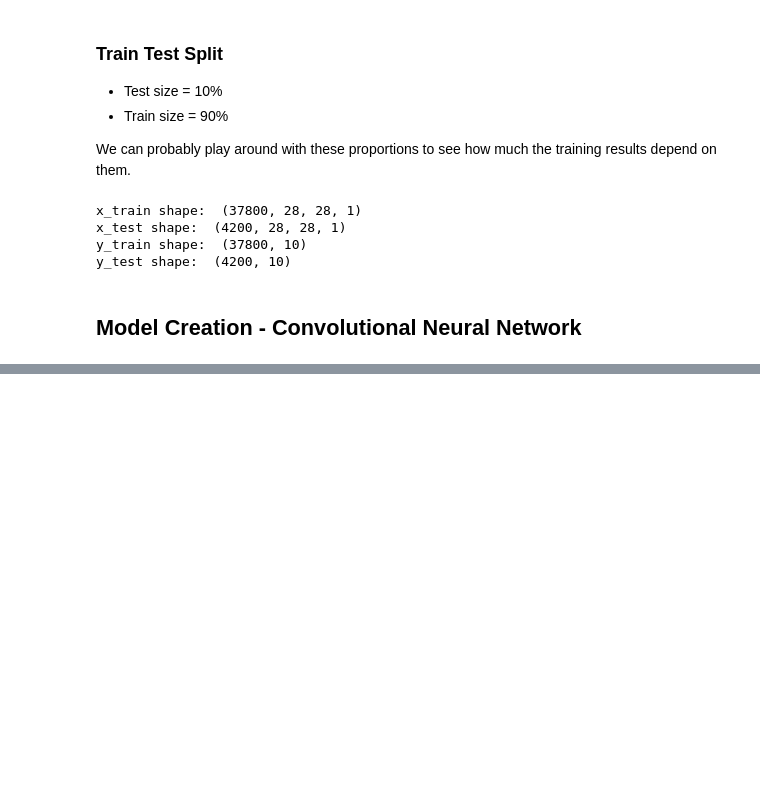
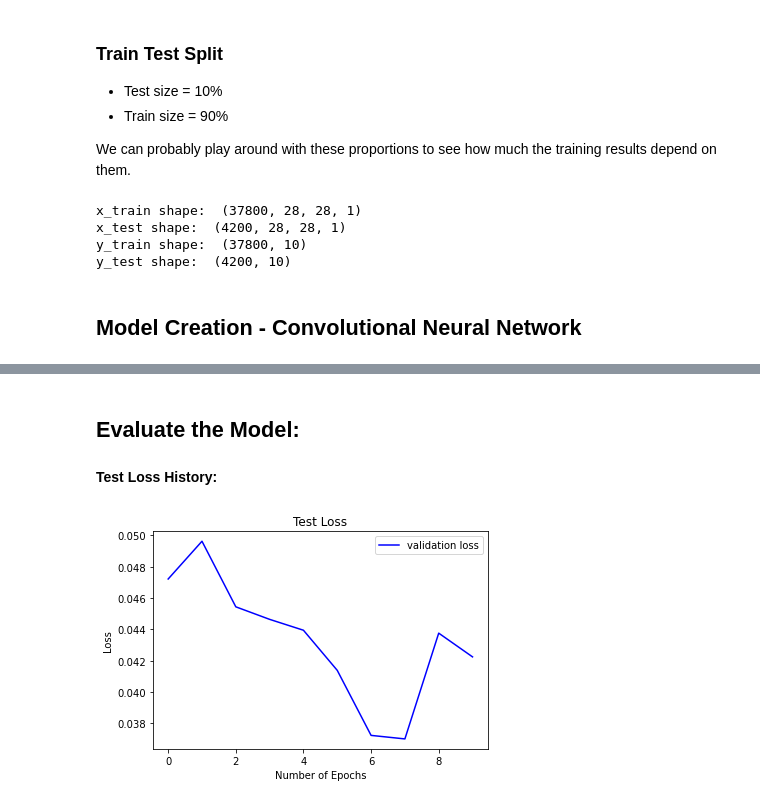
Before and after one commit to taigaschwarz/digit-recognizer, a Jupyter notebook: digit_recognizer.ipynb, the cells around one changed output, grey strips where cells are left out. Cells and saved outputs as stored; diff of their text form; code cells hidden in the pictures; blank space fills up the shorter version.

```diff
--- a/digit_recognizer.ipynb
+++ b/digit_recognizer.ipynb
@@ -157,0 +199,5 @@ y_test shape:  (4200, 10)
+# %%
+model.compile(
+    optimizer = "adam",
+    loss = "categorical_crossentropy",
+    metrics=["accuracy"])
@@ -157,0 +206,3 @@ y_test shape:  (4200, 10)
+# %%
+epochs = 10  # for better result increase the epochs
+batch_size = 250
@@ -157,0 +212,17 @@ y_test shape:  (4200, 10)
+# %%
+# data augmentation
+
+datagen = ImageDataGenerator(
+        featurewise_center=False,  # set input mean to 0 over the dataset
+        samplewise_center=False,  # set each sample mean to 0
+        featurewise_std_normalization=False,  # divide inputs by std of the dataset
+        samplewise_std_normalization=False,  # divide each input by its std
+        zca_whitening=False,  # dimesion reduction
+        rotation_range=5,  # randomly rotate images in the range 5 degrees
+        zoom_range = 0.1, # Randomly zoom image 10%
+        width_shift_range=0.1,  # randomly shift images horizontally 10%
+        height_shift_range=0.1,  # randomly shift images vertically 10%
+        horizontal_flip=False,  # randomly flip images
+        vertical_flip=False)  # randomly flip images
+
+datagen.fit(X_train)
@@ -157,0 +231,6 @@ y_test shape:  (4200, 10)
+# %%
+# Fit the model
+history = model.fit(datagen.flow(X_train,Y_train, batch_size = batch_size),
+                              epochs = epochs,
+                              validation_data = (X_test,Y_test),
+                              steps_per_epoch = X_train.shape[0] // batch_size)
@@ -157,0 +258,14 @@ y_test shape:  (4200, 10)
+# %% [markdown]
+## Evaluate the Model:
+# %% [markdown]
+**Test Loss History:**
+# %%
+# Plot the loss and accuracy curves for training and validation
+plt.plot(history.history['val_loss'], color = 'b', label = "validation loss")
+plt.title("Test Loss")
+plt.xlabel("Number of Epochs")
+plt.ylabel("Loss")
+plt.legend()
+plt.show()
+# %% [output]
+[figure, added]
```
Also changed, not shown: parts of 11 cells of this notebook.
